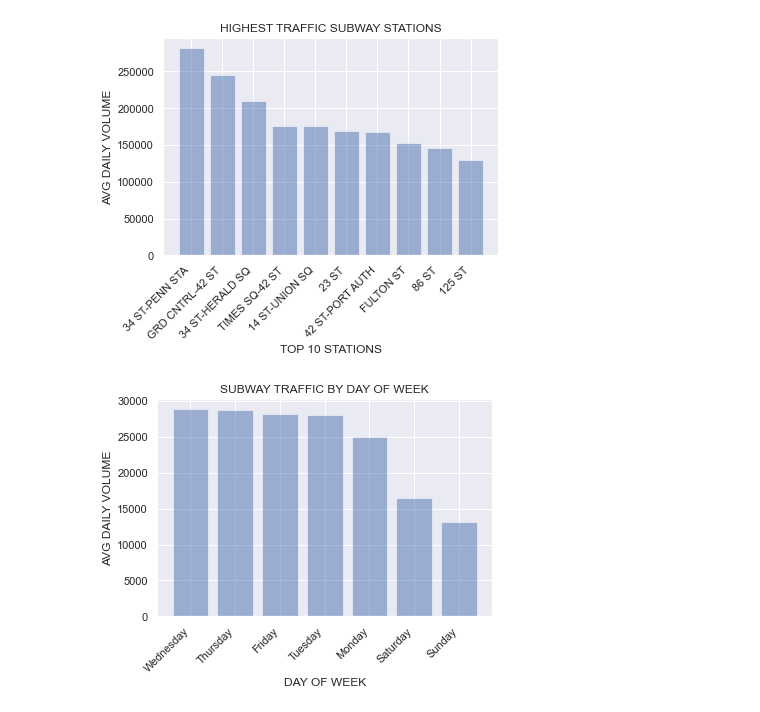
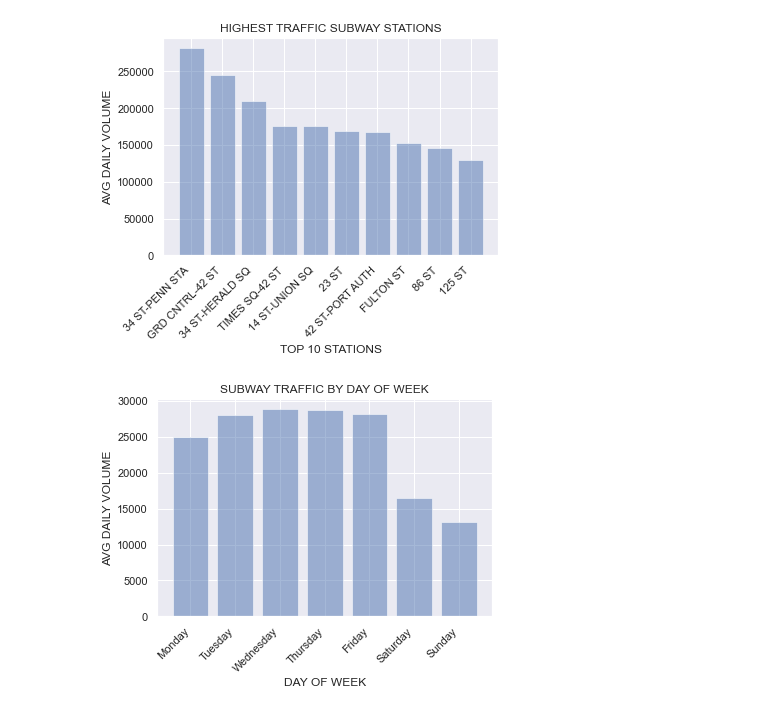
Before and after one commit to mvossbrinck/Metis_Project_1, a Jupyter notebook: EDA.ipynb, the cells around one changed output. Drawn from its saved outputs; the diff is of its cells as text; code cells hidden in the pictures.

Commit message:
EDA graph update

```diff
--- a/EDA.ipynb
+++ b/EDA.ipynb
@@ -57,6 +58,7 @@ all_data.columns = [column.strip() for column in all_data.columns]
 # Create new variables to make datetime and turnstile easier to work with
 all_data['DATETIME'] = pd.to_datetime(all_data['DATE'] + ' ' + all_data['TIME'])
 all_data['DAYOFWEEK'] = all_data['DATETIME'].dt.day_name()
+all_data['WEEKDAYNUMBER'] = all_data['DATETIME'].dt.dayofweek
 all_data['TURNSTILE'] = all_data['C/A'] + all_data['UNIT'] + all_data['SCP'] + all_data['STATION']
 
 # Sort data so it is in order of turnstile and datetime
@@ -142,7 +144,7 @@ all_data_clean.head()
 | 4 | A002 | R051 | 02-00-00 | 59 ST | NQR456W | BMT | 04/20/2019 | 16:00:00 | REGULAR | 7027007 | 2382395 | ... |
 # %%
 # Daily Station Data
-stations_daily = (all_data_clean.groupby(['STATION','DATE','DAYOFWEEK'])['TOTAL_FOOT_TRAFFIC'].sum()
+stations_daily = (all_data_clean.groupby(['STATION','DATE','DAYOFWEEK', 'WEEKDAYNUMBER'])['TOTAL_FOOT_TRAFFIC'].sum()
                  .reset_index())
 stations_daily.head()
 # %% [output]
@@ -185,17 +174,17 @@ plt.show()
 # %%
 # Graph code for average foot traffic by day of week
 
 dayofweek_avg = \
-    (stations_daily.groupby(['DAYOFWEEK'])['TOTAL_FOOT_TRAFFIC'].mean()
+    (stations_daily.groupby(['DAYOFWEEK', 'WEEKDAYNUMBER'])['TOTAL_FOOT_TRAFFIC'].mean()
                    .reset_index()
-                   .sort_values(by='TOTAL_FOOT_TRAFFIC',ascending=False)
-                   .head(10))
+                   .sort_values(by='WEEKDAYNUMBER')
+                   )
 
 plt.bar(dayofweek_avg['DAYOFWEEK'], dayofweek_avg['TOTAL_FOOT_TRAFFIC'], align='center', alpha=0.5)
 plt.xticks(dayofweek_avg['DAYOFWEEK'], rotation=45, ha='right')
 plt.ylabel('AVG DAILY VOLUME')
 plt.xlabel('DAY OF WEEK')
 plt.title('SUBWAY TRAFFIC BY DAY OF WEEK')
 plt.show()
 # %% [output]
-[figure, old version]
+[figure, new version]
```
Also changed, not shown: parts of 10 cells of this notebook.
